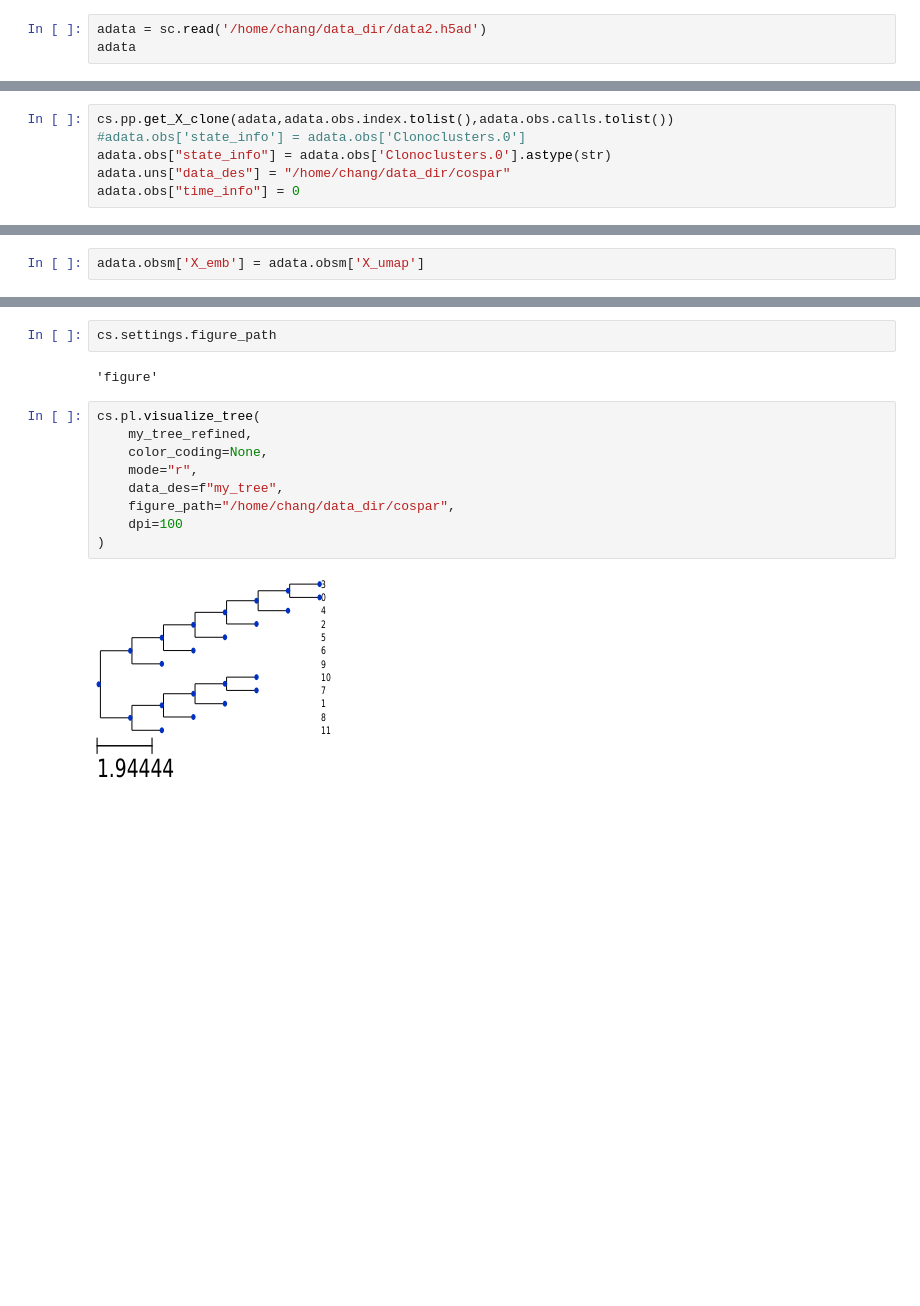
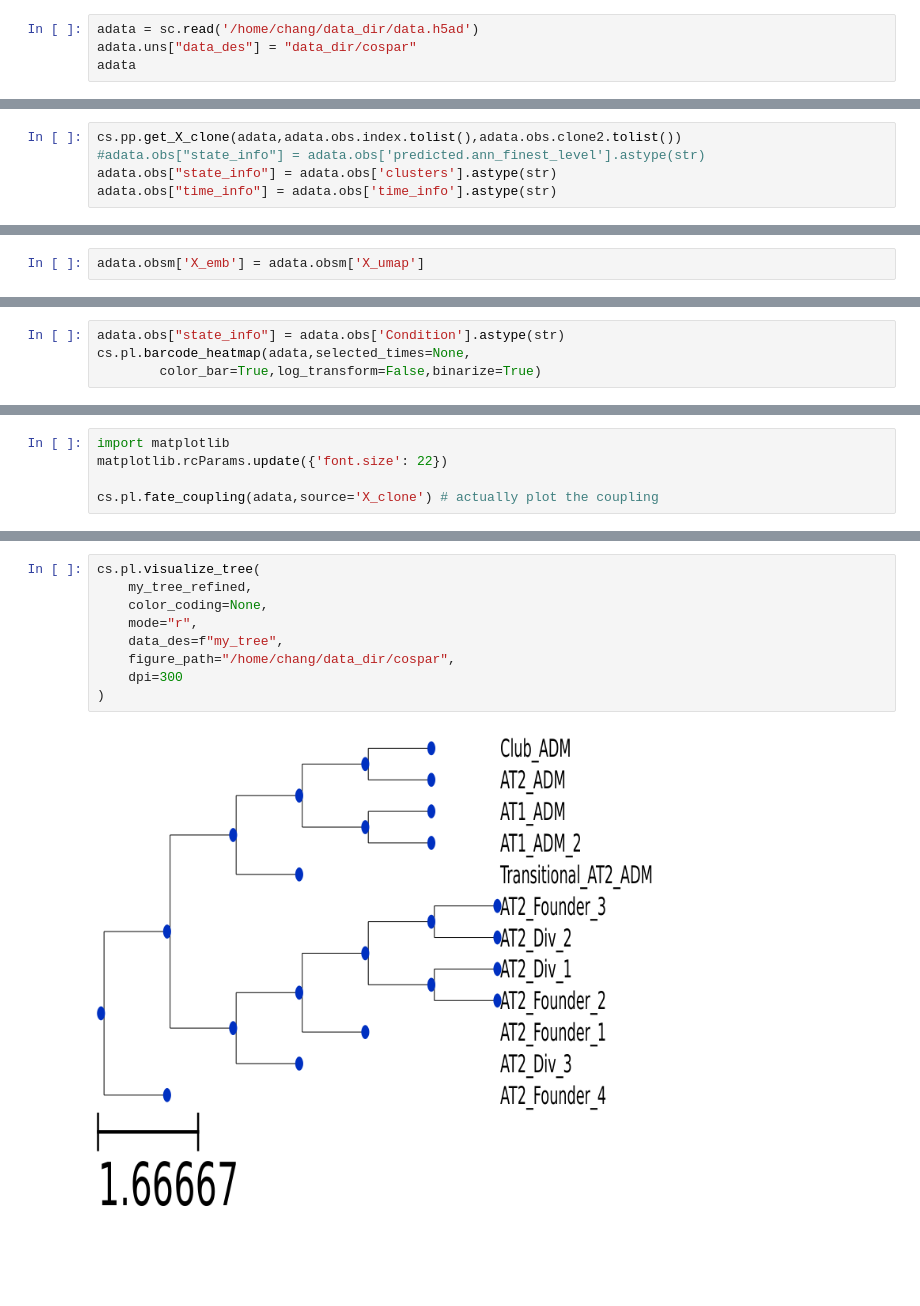
Before and after one commit to cnk113/analysis-scripts, a Jupyter notebook: ipynb/cospar_trace.ipynb, the cells around one changed output, grey strips where cells are left out. Cells and saved outputs as stored; diff of their text form; blank space fills up the shorter version.

```diff
--- a/ipynb/cospar_trace.ipynb
+++ b/ipynb/cospar_trace.ipynb
@@ -13,4 +22,5 @@ cs.settings.set_figure_params()
 # %%
-adata = sc.read('/home/chang/data_dir/data2.h5ad')
+adata = sc.read('/home/chang/data_dir/data.h5ad')
+adata.uns["data_des"] = "data_dir/cospar"
 adata
 # %% [output]
@@ -19,7 +30,6 @@ AnnData object with n_obs × n_vars = 2680 × 58302
     obsm: 'X_pca', 'X_umap'
 # %%
-cs.pp.get_X_clone(adata,adata.obs.index.tolist(),adata.obs.calls.tolist())
-#adata.obs['state_info'] = adata.obs['Clonoclusters.0']
-adata.obs["state_info"] = adata.obs['Clonoclusters.0'].astype(str)
-adata.uns["data_des"] = "/home/chang/data_dir/cospar"
-adata.obs["time_info"] = 0
+cs.pp.get_X_clone(adata,adata.obs.index.tolist(),adata.obs.clone2.tolist())
+#adata.obs["state_info"] = adata.obs['predicted.ann_finest_level'].astype(str)
+adata.obs["state_info"] = adata.obs['clusters'].astype(str)
+adata.obs["time_info"] = adata.obs['time_info'].astype(str)
@@ -49,0 +54,4 @@ FileNotFoundError: [Errno 2] No such file or directory: 'figure/r_clonal_barcode
+# %%
+adata.obs["state_info"] = adata.obs['Condition'].astype(str)
+cs.pl.barcode_heatmap(adata,selected_times=None,
+        color_bar=True,log_transform=False,binarize=True)
@@ -58,0 +68,5 @@ FileNotFoundError: [Errno 2] No such file or directory: 'figure/r_fate_coupling_
+# %%
+import matplotlib
+matplotlib.rcParams.update({'font.size': 22})
+
+cs.pl.fate_coupling(adata,source='X_clone') # actually plot the coupling
@@ -85,15 +99,11 @@ Tree node '' (0x7f4cf7810bb)
-# %%
-cs.settings.figure_path
-# %% [output]
-'figure'
 # %%
 cs.pl.visualize_tree(
     my_tree_refined,
     color_coding=None,
     mode="r",
     data_des=f"my_tree",
     figure_path="/home/chang/data_dir/cospar",
-    dpi=100
+    dpi=300
 )
 # %% [output]
-[figure, old version]
+[figure, new version]
```
Also changed, not shown: parts of 26 cells of this notebook, 41 other files.
